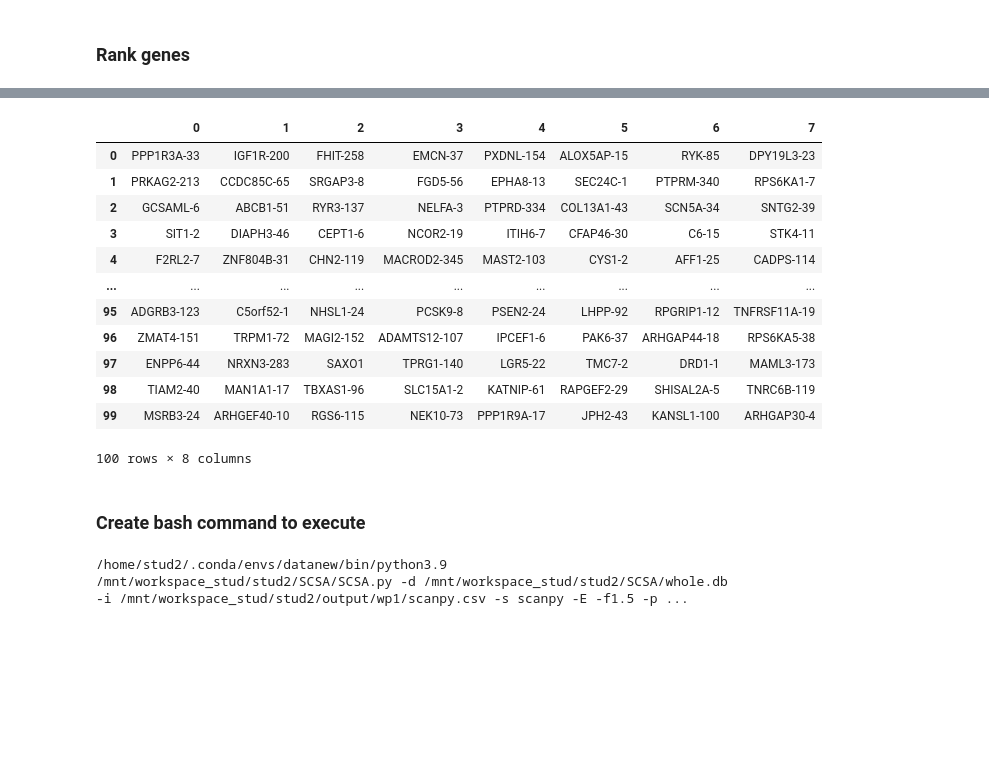
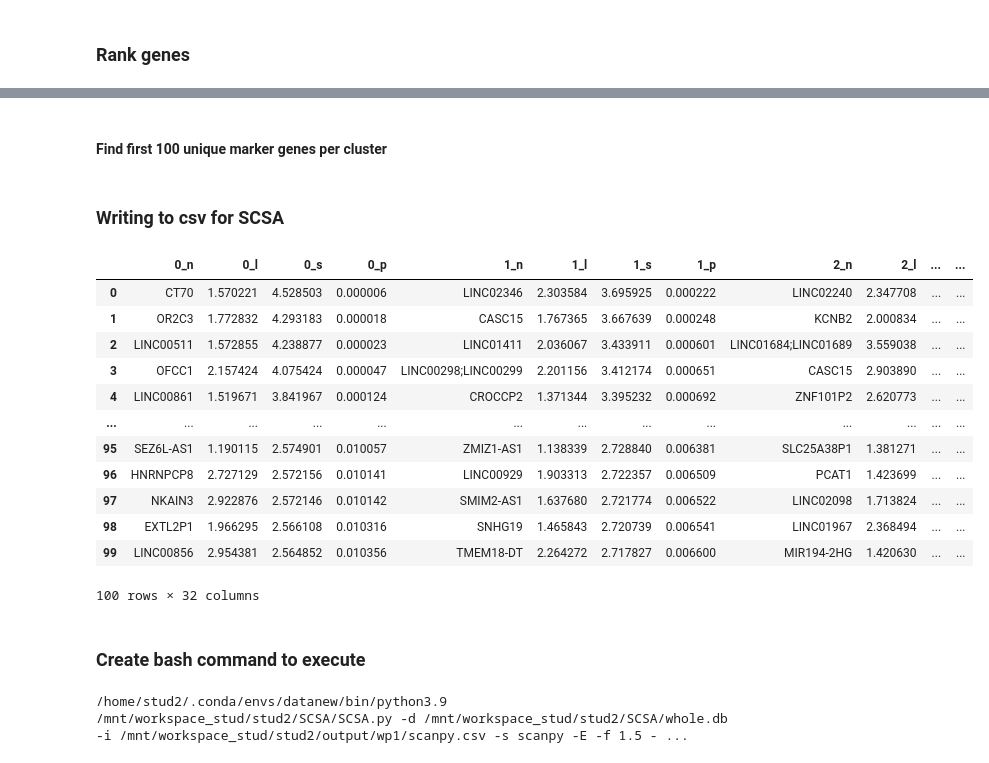
Before and after one commit to loosolab/Datenanalyse-2021, a Jupyter notebook: wp1/preprocessing/preprocessing1.8.ipynb, the cells around one changed output, grey strips where cells are left out. Cells and saved outputs as stored; diff of their text form; code cells hidden in the pictures; blank space fills up the shorter version.

```diff
--- a/wp1/preprocessing/preprocessing1.8.ipynb
+++ b/wp1/preprocessing/preprocessing1.8.ipynb
@@ -142,0 +145,7 @@ WARNING: dendrogram data not found (using key=dendrogram_louvain). Running `sc.t
+# %%
+result = assigned_adata.uns['rank_genes_groups']
+for i, name_list in enumerate(result['names']):
+    for j, name_string in enumerate(name_list):
+        result['names'][i][j] = name_string.split('_')[0]
+
+pd.DataFrame(result['names'])
@@ -143,24 +166,42 @@ WARNING: dendrogram data not found (using key=dendrogram_louvain). Running `sc.t
+# %% [markdown]
+#### Find first 100 unique marker genes per cluster
+# %%
+indices = {}
+cutoff = 100
+
+groups = result['names'].dtype.names
+for group in groups:
+    uniques = []
+    indices[group] = []
+    for i, value in enumerate(result['names'][group]):
+        if value in uniques:
+            continue
+        uniques.append(value)
+        indices[group].append(i)
+        if len(uniques) == cutoff:
+            break
+# %% [markdown]
+### Writing to csv for SCSA
 # %%
-result = assigned_adata.uns['rank_genes_groups']
 groups = result['names'].dtype.names
-dat = pd.DataFrame({group + '_' + key[:1]: result[key][group] for group in groups for key in ['names', 'logfoldchanges','scores','pvals']})
+dat = pd.DataFrame({group + '_' + key[:1]: result[key][group][indices[group]] for group in groups for key in ['names', 'logfoldchanges','scores','pvals']})
 dat.to_csv(output_sc_csv)
+
+dat
+# %% [output]
+|  | 0_n | 0_l | 0_s | 0_p | 1_n | 1_l | 1_s | 1_p | 2_n | 2_l | ... | ... |
+| 0 | CT70 | 1.570221 | 4.528503 | 0.000006 | LINC02346 | 2.303584 | 3.695925 | 0.000222 | LINC02240 | 2.347708 | ... | ... |
+| 1 | OR2C3 | 1.772832 | 4.293183 | 0.000018 | CASC15 | 1.767365 | 3.667639 | 0.000248 | KCNB2 | 2.000834 | ... | ... |
+| 2 | LINC00511 | 1.572855 | 4.238877 | 0.000023 | LINC01411 | 2.036067 | 3.433911 | 0.000601 | LINC01684;LINC01689 | 3.559038 | ... | ... |
+| 3 | OFCC1 | 2.157424 | 4.075424 | 0.000047 | LINC00298;LINC00299 | 2.201156 | 3.412174 | 0.000651 | CASC15 | 2.903890 | ... | ... |
+| 4 | LINC00861 | 1.519671 | 3.841967 | 0.000124 | CROCCP2 | 1.371344 | 3.395232 | 0.000692 | ZNF101P2 | 2.620773 | ... | ... |
+| ... | ... | ... | ... | ... | ... | ... | ... | ... | ... | ... | ... | ... |
+| 95 | SEZ6L-AS1 | 1.190115 | 2.574901 | 0.010057 | ZMIZ1-AS1 | 1.138339 | 2.728840 | 0.006381 | SLC25A38P1 | 1.381271 | ... | ... |
+| 96 | HNRNPCP8 | 2.727129 | 2.572156 | 0.010141 | LINC00929 | 1.903313 | 2.722357 | 0.006509 | PCAT1 | 1.423699 | ... | ... |
+| 97 | NKAIN3 | 2.922876 | 2.572146 | 0.010142 | SMIM2-AS1 | 1.637680 | 2.721774 | 0.006522 | LINC02098 | 1.713824 | ... | ... |
+| 98 | EXTL2P1 | 1.966295 | 2.566108 | 0.010316 | SNHG19 | 1.465843 | 2.720739 | 0.006541 | LINC01967 | 2.368494 | ... | ... |
+| 99 | LINC00856 | 2.954381 | 2.564852 | 0.010356 | TMEM18-DT | 2.264272 | 2.717827 | 0.006600 | MIR194-2HG | 1.420630 | ... | ... |
+100 rows × 32 columns
-# %%
-pd.DataFrame(assigned_adata.uns['rank_genes_groups']['names']).head(100)
-# %% [output]
-|  | 0 | 1 | 2 | 3 | 4 | 5 | 6 | 7 |
-| 0 | PPP1R3A-33 | IGF1R-200 | FHIT-258 | EMCN-37 | PXDNL-154 | ALOX5AP-15 | RYK-85 | DPY19L3-23 |
-| 1 | PRKAG2-213 | CCDC85C-65 | SRGAP3-8 | FGD5-56 | EPHA8-13 | SEC24C-1 | PTPRM-340 | RPS6KA1-7 |
-| 2 | GCSAML-6 | ABCB1-51 | RYR3-137 | NELFA-3 | PTPRD-334 | COL13A1-43 | SCN5A-34 | SNTG2-39 |
-| 3 | SIT1-2 | DIAPH3-46 | CEPT1-6 | NCOR2-19 | ITIH6-7 | CFAP46-30 | C6-15 | STK4-11 |
-| 4 | F2RL2-7 | ZNF804B-31 | CHN2-119 | MACROD2-345 | MAST2-103 | CYS1-2 | AFF1-25 | CADPS-114 |
-| ... | ... | ... | ... | ... | ... | ... | ... | ... |
-| 95 | ADGRB3-123 | C5orf52-1 | NHSL1-24 | PCSK9-8 | PSEN2-24 | LHPP-92 | RPGRIP1-12 | TNFRSF11A-19 |
-| 96 | ZMAT4-151 | TRPM1-72 | MAGI2-152 | ADAMTS12-107 | IPCEF1-6 | PAK6-37 | ARHGAP44-18 | RPS6KA5-38 |
-| 97 | ENPP6-44 | NRXN3-283 | SAXO1 | TPRG1-140 | LGR5-22 | TMC7-2 | DRD1-1 | MAML3-173 |
-| 98 | TIAM2-40 | MAN1A1-17 | TBXAS1-96 | SLC15A1-2 | KATNIP-61 | RAPGEF2-29 | SHISAL2A-5 | TNRC6B-119 |
-| 99 | MSRB3-24 | ARHGEF40-10 | RGS6-115 | NEK10-73 | PPP1R9A-17 | JPH2-43 | KANSL1-100 | ARHGAP30-4 |
-100 rows × 8 columns
 # %% [markdown]
 ### Create bash command to execute
 # %%
@@ -171,11 +212,11 @@ input_csv = output_sc_csv
 results_file = "result"
 output_file = f"{OUTPUT_PATH}wp1/ergebnisse.txt"
 
-scsa_cmd = f"{python3} {scsa_loc} -d {wholeDB_loc} -i {input_csv} -s scanpy -E -f1.5 -p 0.01 -o {results_file} -m txt"
-scsa_cmd += f" | tail > {output_file}; cat {output_file}"
+scsa_cmd = f"{python3} {scsa_loc} -d {wholeDB_loc} -i {input_csv} -s scanpy -E -f 1.5 -p 0.01 -o {results_file} -m txt"
+scsa_cmd += f" > {output_file}; tail {output_file}"
 print(scsa_cmd)
 # %% [output]
-/home/stud2/.conda/envs/datanew/bin/python3.9 /mnt/workspace_stud/stud2/SCSA/SCSA.py -d /mnt/workspace_stud/stud2/SCSA/whole.db -i /mnt/workspace_stud/stud2/output/wp1/scanpy.csv -s scanpy -E -f1.5 -p ...
+/home/stud2/.conda/envs/datanew/bin/python3.9 /mnt/workspace_stud/stud2/SCSA/SCSA.py -d /mnt/workspace_stud/stud2/SCSA/whole.db -i /mnt/workspace_stud/stud2/output/wp1/scanpy.csv -s scanpy -E -f 1.5 - ...
 # %%
 !$scsa_cmd
 # %% [output]
```
Also changed, not shown: parts of 17 cells of this notebook, 1 other file.
